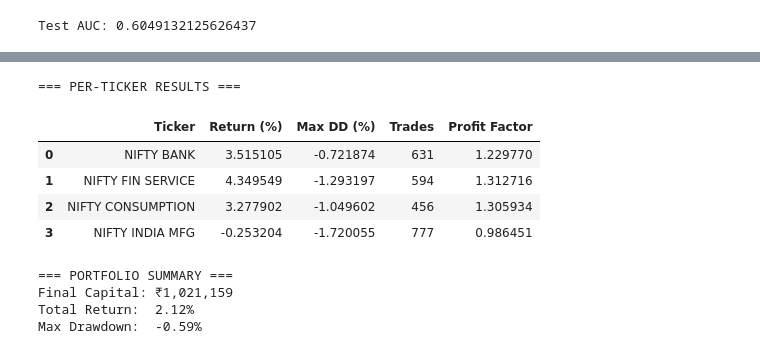
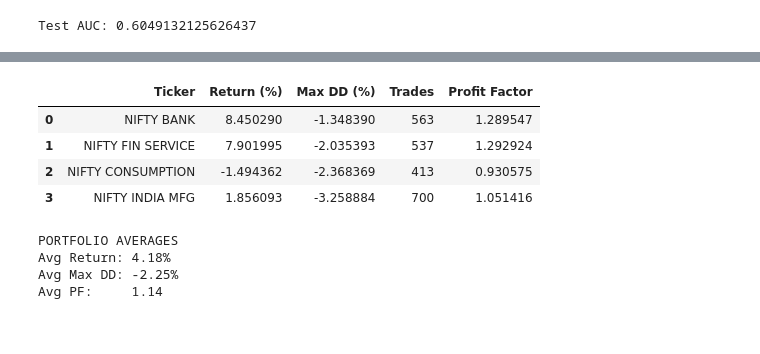
Before and after one commit to nkmehta216/SnowMore, a Jupyter notebook: algo-trading-project/notebooks/06_combined_strategy.ipynb, the cells around one changed output, grey strips where cells are left out. Saved outputs shown, nothing was run; the diff lists cells and outputs as text; code cells hidden in the pictures.

```diff
--- a/algo-trading-project/notebooks/06_combined_strategy.ipynb
+++ b/algo-trading-project/notebooks/06_combined_strategy.ipynb
@@ -1029,29 +1064,18 @@ KeyboardInterrupt:
 # %%
 results_df = pd.DataFrame(portfolio_results)
-print("\n=== PER-TICKER RESULTS ===")
 display(results_df)
 
-# -----------------------------
-# Portfolio aggregation
-# -----------------------------
-min_len = min(len(eq) for eq in portfolio_equity_curves)
-portfolio_equity = sum(eq[:min_len] for eq in portfolio_equity_curves)
-
-portfolio_return = (portfolio_equity[-1] / PORTFOLIO_CAPITAL - 1) * 100
-portfolio_dd = ((portfolio_equity / np.maximum.accumulate(portfolio_equity)) - 1).min() * 100
-
-print("\n=== PORTFOLIO SUMMARY ===")
-print(f"Final Capital: ₹{portfolio_equity[-1]:,.0f}")
-print(f"Total Return:  {portfolio_return:.2f}%")
-print(f"Max Drawdown:  {portfolio_dd:.2f}%")
+print("\nPORTFOLIO AVERAGES")
+print(f"Avg Return: {results_df['Return (%)'].mean():.2f}%")
+print(f"Avg Max DD: {results_df['Max DD (%)'].mean():.2f}%")
+print(f"Avg PF:     {results_df['Profit Factor'].mean():.2f}")
 # %% [output]
+|  | Ticker | Return (%) | Max DD (%) | Trades | Profit Factor |
+| 0 | NIFTY BANK | 8.450290 | -1.348390 | 563 | 1.289547 |
+| 1 | NIFTY FIN SERVICE | 7.901995 | -2.035393 | 537 | 1.292924 |
+| 2 | NIFTY CONSUMPTION | -1.494362 | -2.368369 | 413 | 0.930575 |
+| 3 | NIFTY INDIA MFG | 1.856093 | -3.258884 | 700 | 1.051416 |
-=== PER-TICKER RESULTS ===
+PORTFOLIO AVERAGES
+Avg Return: 4.18%
+Avg Max DD: -2.25%
+Avg PF:     1.14
-|  | Ticker | Return (%) | Max DD (%) | Trades | Profit Factor |
-| 0 | NIFTY BANK | 3.515105 | -0.721874 | 631 | 1.229770 |
-| 1 | NIFTY FIN SERVICE | 4.349549 | -1.293197 | 594 | 1.312716 |
-| 2 | NIFTY CONSUMPTION | 3.277902 | -1.049602 | 456 | 1.305934 |
-| 3 | NIFTY INDIA MFG | -0.253204 | -1.720055 | 777 | 0.986451 |
-=== PORTFOLIO SUMMARY ===
-Final Capital: ₹1,021,159
-Total Return:  2.12%
-Max Drawdown:  -0.59%
```
Also changed, not shown: parts of 4 cells of this notebook.
